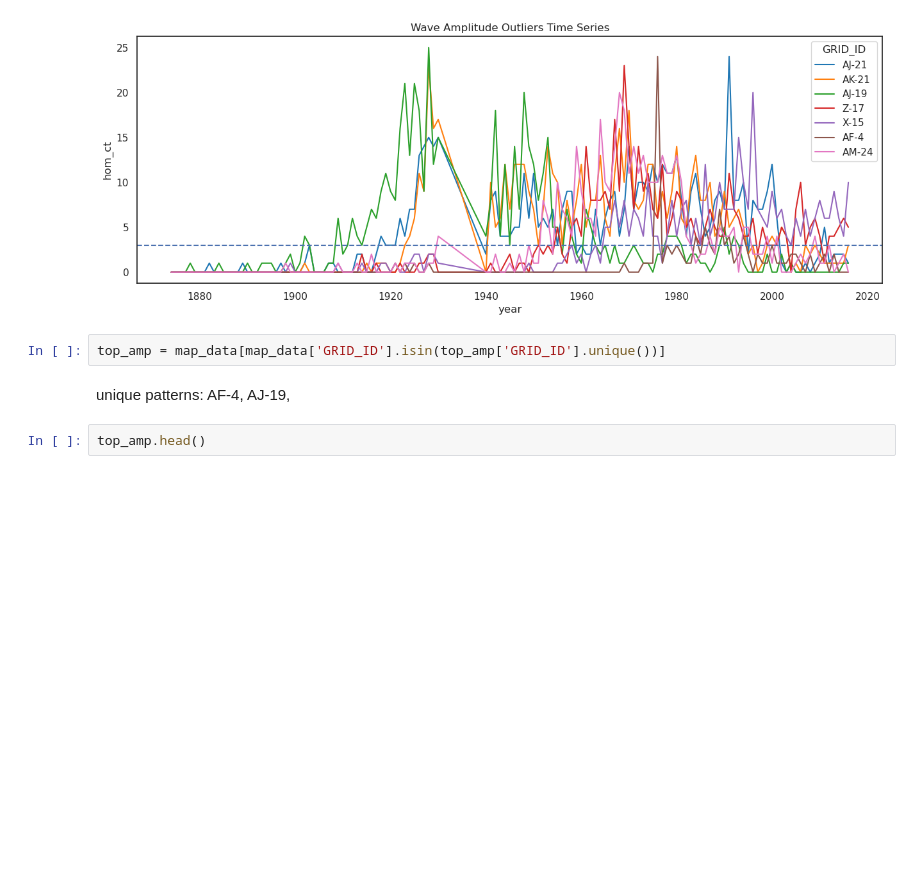
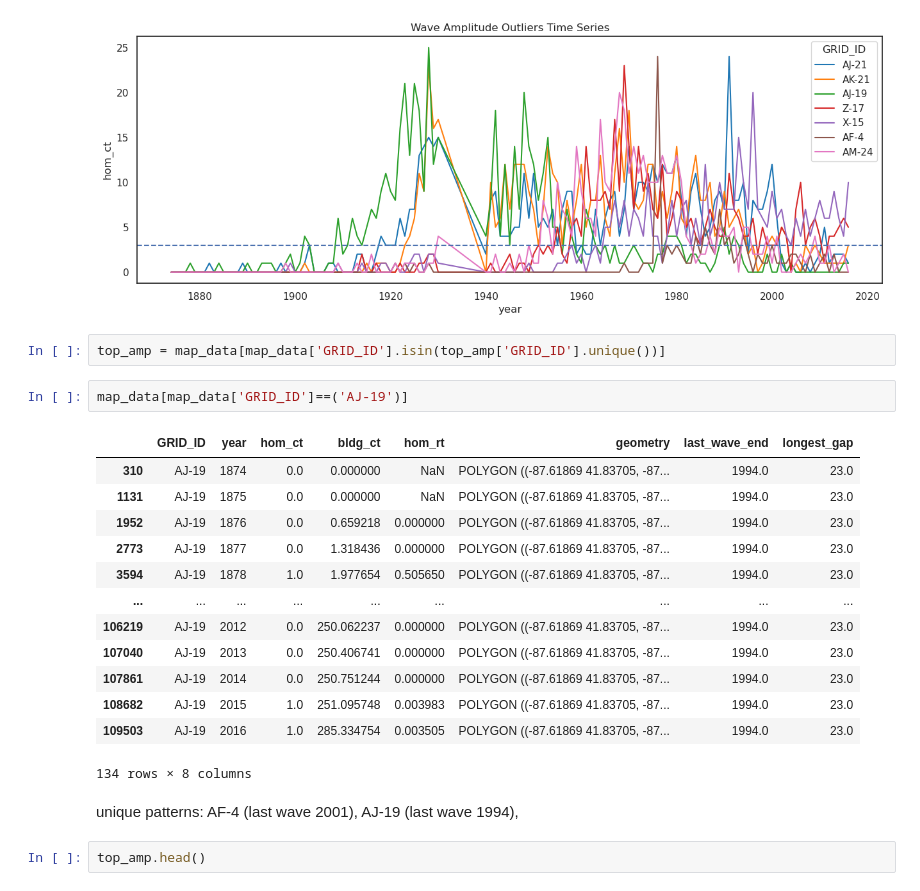
Before and after one commit to uchicago-justice-project/decreasing-homicide-waves, a Jupyter notebook: hom_decrease.ipynb, the cells around one changed output. Drawn from its saved outputs; the diff is of its cells as text; blank space fills up the shorter version.

```diff
--- a/hom_decrease.ipynb
+++ b/hom_decrease.ipynb
@@ -578,8 +582,24 @@ plt.savefig('viz/wave_amplitude_outliers_timeseries.png')
 [figure]
 # %%
 top_amp = map_data[map_data['GRID_ID'].isin(top_amp['GRID_ID'].unique())]
+# %%
+map_data[map_data['GRID_ID']==('AJ-19')]
+# %% [output]
+|  | GRID_ID | year | hom_ct | bldg_ct | hom_rt | geometry | last_wave_end | longest_gap |
+| 310 | AJ-19 | 1874 | 0.0 | 0.000000 | NaN | POLYGON ((-87.61869 41.83705, -87... | 1994.0 | 23.0 |
+| 1131 | AJ-19 | 1875 | 0.0 | 0.000000 | NaN | POLYGON ((-87.61869 41.83705, -87... | 1994.0 | 23.0 |
+| 1952 | AJ-19 | 1876 | 0.0 | 0.659218 | 0.000000 | POLYGON ((-87.61869 41.83705, -87... | 1994.0 | 23.0 |
+| 2773 | AJ-19 | 1877 | 0.0 | 1.318436 | 0.000000 | POLYGON ((-87.61869 41.83705, -87... | 1994.0 | 23.0 |
+| 3594 | AJ-19 | 1878 | 1.0 | 1.977654 | 0.505650 | POLYGON ((-87.61869 41.83705, -87... | 1994.0 | 23.0 |
+| ... | ... | ... | ... | ... | ... | ... | ... | ... |
+| 106219 | AJ-19 | 2012 | 0.0 | 250.062237 | 0.000000 | POLYGON ((-87.61869 41.83705, -87... | 1994.0 | 23.0 |
+| 107040 | AJ-19 | 2013 | 0.0 | 250.406741 | 0.000000 | POLYGON ((-87.61869 41.83705, -87... | 1994.0 | 23.0 |
+| 107861 | AJ-19 | 2014 | 0.0 | 250.751244 | 0.000000 | POLYGON ((-87.61869 41.83705, -87... | 1994.0 | 23.0 |
+| 108682 | AJ-19 | 2015 | 1.0 | 251.095748 | 0.003983 | POLYGON ((-87.61869 41.83705, -87... | 1994.0 | 23.0 |
+| 109503 | AJ-19 | 2016 | 1.0 | 285.334754 | 0.003505 | POLYGON ((-87.61869 41.83705, -87... | 1994.0 | 23.0 |
+134 rows × 8 columns
 # %% [markdown]
-unique patterns: AF-4, AJ-19,
+unique patterns: AF-4 (last wave 2001), AJ-19 (last wave 1994),
 # %%
 top_amp.head()
 # %% [output]
```
Also changed, not shown: parts of 4 cells of this notebook.
